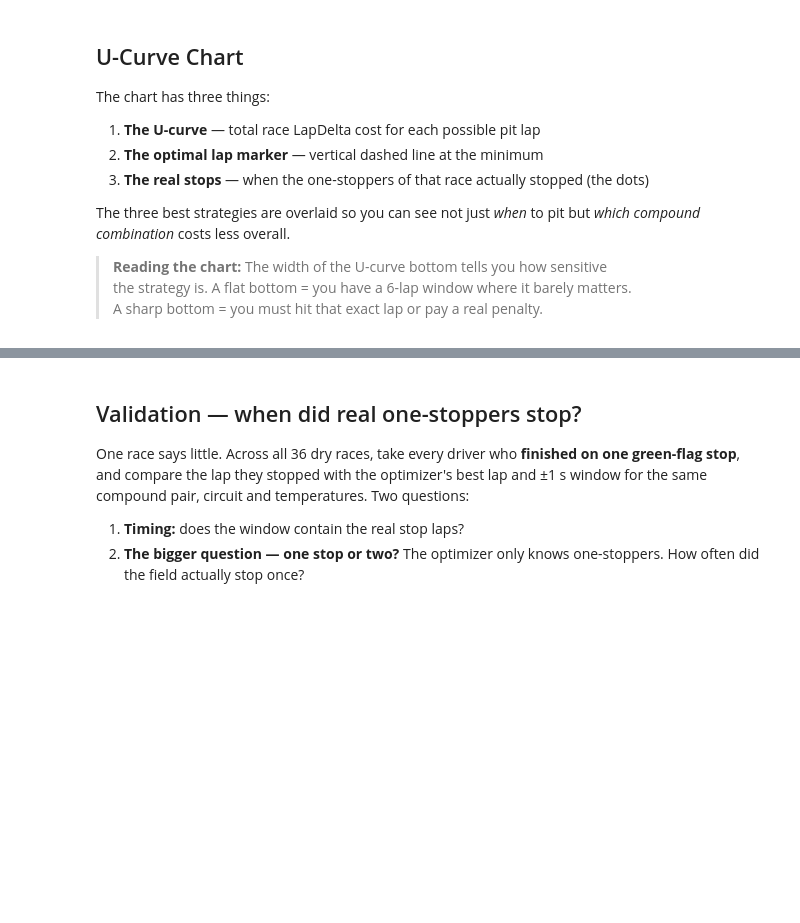
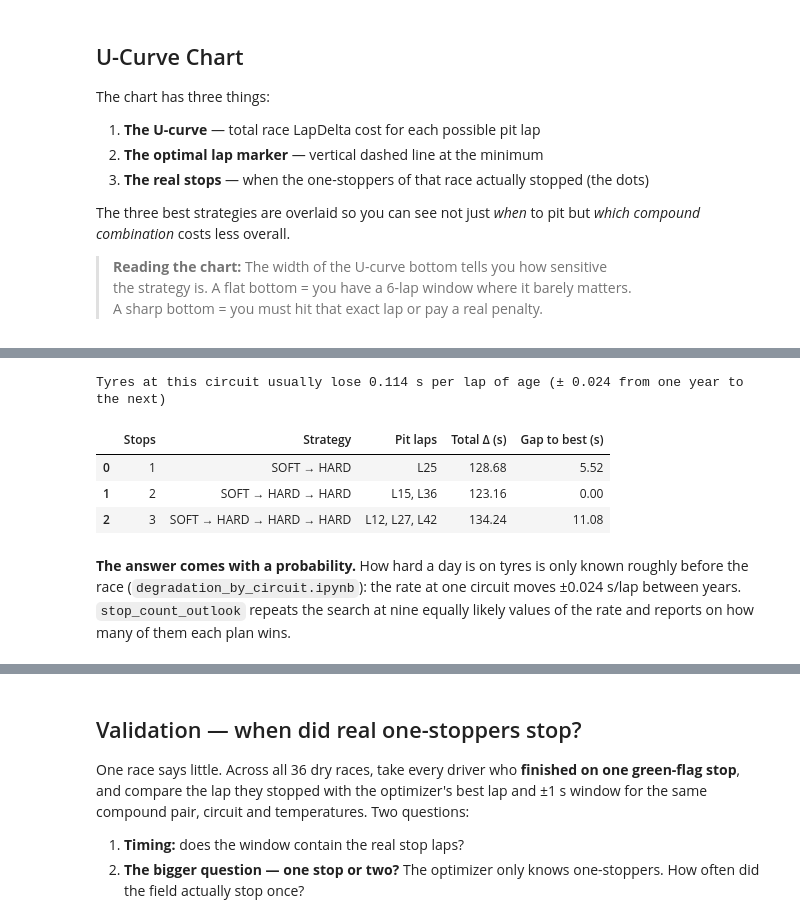
Before and after one commit to pdf1802/f1-data-science, a Jupyter notebook: notebooks/stint_optimizer.ipynb, the cells around one changed output, grey strips where cells are left out. Drawn from its saved outputs; the diff is of its cells as text; code cells hidden in the pictures; blank space fills up the shorter version.

```diff
--- a/notebooks/stint_optimizer.ipynb
+++ b/notebooks/stint_optimizer.ipynb
@@ -237,0 +285,15 @@ Finishers in 2023 Bahrain: 11 — stops: {2.0: 8, 3.0: 3}
+# %%
+plans = so.best_strategies(total_laps, "Red Bull Racing", cfg, pit_cost=pit_loss)
+print(f"Tyres at this circuit usually lose {shared.circuit_deg_rate(RACE):.3f} s per lap of age "
+      f"(± {shared.circuit_deg_sd(RACE):.3f} from one year to the next)")
+plans.drop(columns=["pit_laps", "compounds"])
+# %% [output]
+Tyres at this circuit usually lose 0.114 s per lap of age (± 0.024 from one year to the next)
+|  | Stops | Strategy | Pit laps | Total Δ (s) | Gap to best (s) |
+| 0 | 1 | SOFT → HARD | L25 | 128.68 | 5.52 |
+| 1 | 2 | SOFT → HARD → HARD | L15, L36 | 123.16 | 0.00 |
+| 2 | 3 | SOFT → HARD → HARD → HARD | L12, L27, L42 | 134.24 | 11.08 |
+# %% [markdown]
+**The answer comes with a probability.** How hard a day is on tyres is only known roughly before the race
+(`degradation_by_circuit.ipynb`): the rate at one circuit moves ±0.024 s/lap between years. `stop_count_outlook`
+repeats the search at nine equally likely values of the rate and reports on how many of them each plan wins.
```
Also changed, not shown: parts of 12 cells of this notebook, 22 other files.
